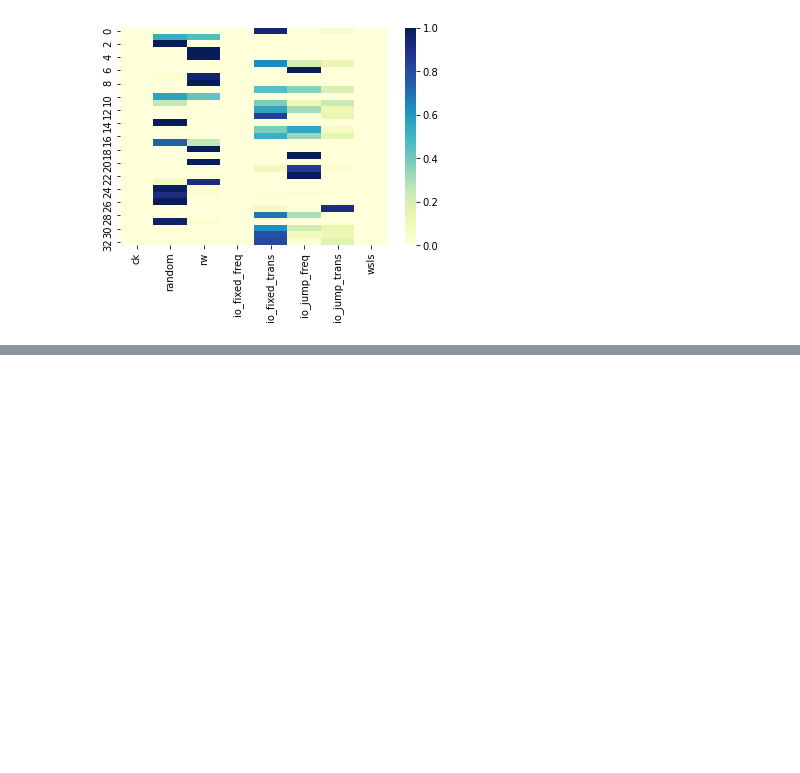
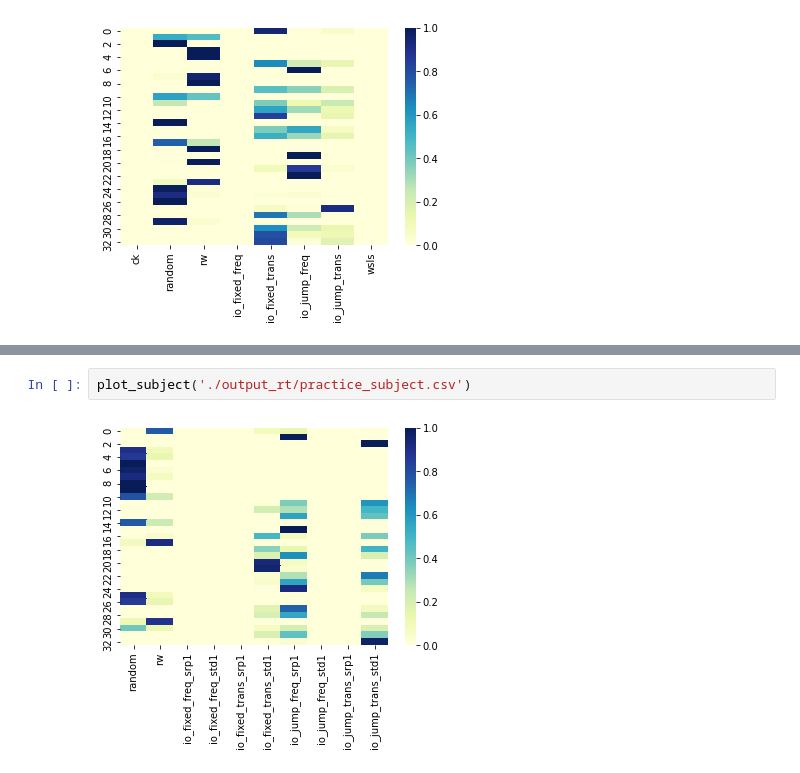
Before and after one commit to syzhang/tsl_hbi, a Jupyter notebook: vba/plot_dev.ipynb, the cells around one changed output, grey strips where cells are left out. Drawn from its saved outputs; the diff is of its cells as text; blank space fills up the shorter version.

```diff
--- a/vba/plot_dev.ipynb
+++ b/vba/plot_dev.ipynb
@@ -44,0 +63,4 @@ plot_subject('./output/practice_subject.csv')
+# %%
+plot_subject('./output_rt/practice_subject.csv')
+# %% [output]
+[figure, added]
```
Also changed, not shown: parts of 8 cells of this notebook, 22 other files.
